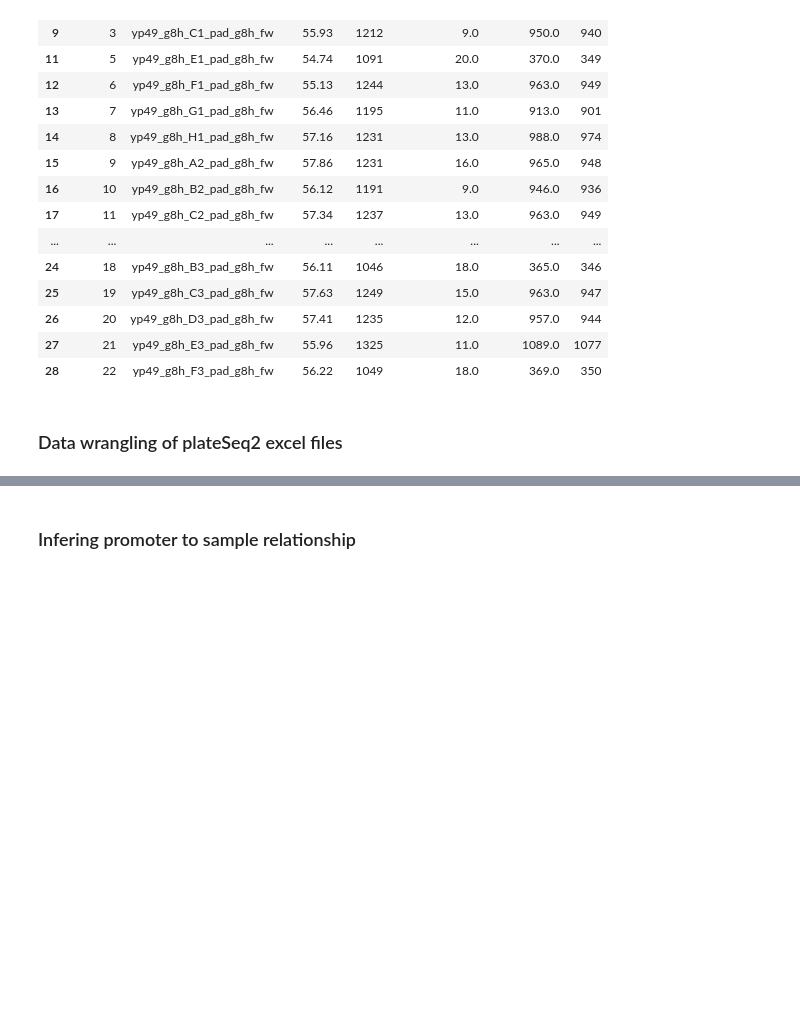
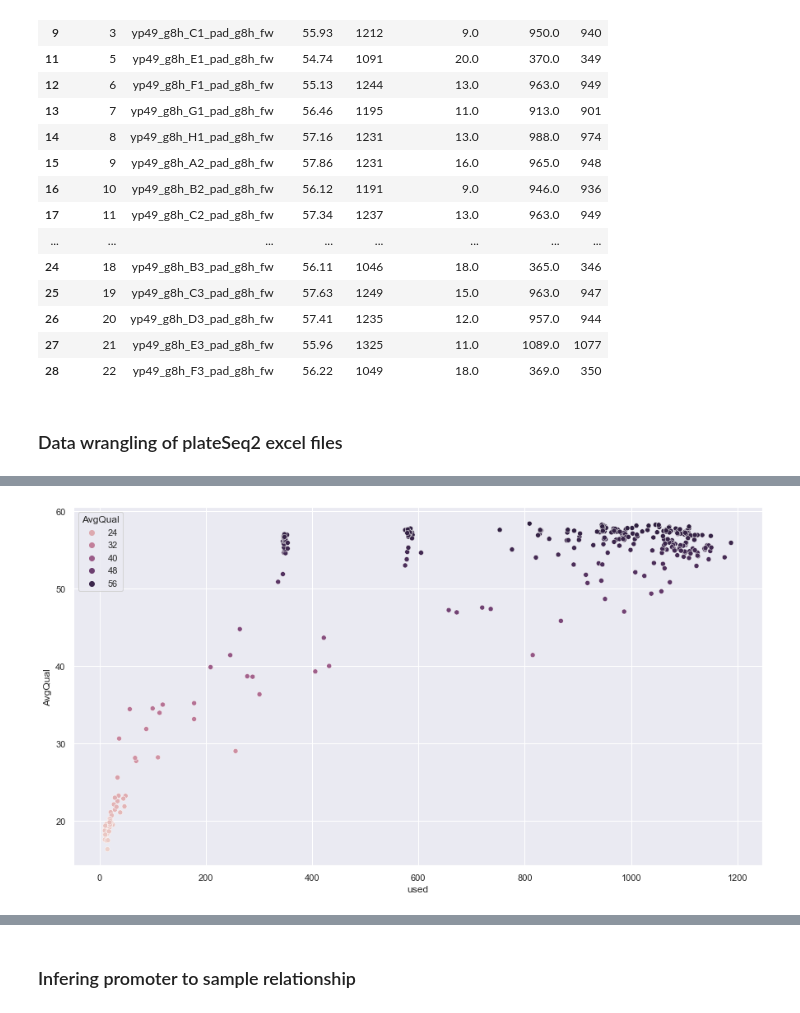
Before and after one commit to hiyama341/ConStrain, a Jupyter notebook: notebooks/5-TEST-Library_Characterization.ipynb, the cells around one changed output, grey strips where cells are left out. Drawn from its saved outputs; the diff is of its cells as text; code cells hidden in the pictures; blank space fills up the shorter version.

```diff
--- a/notebooks/5-TEST-Library_Characterization.ipynb
+++ b/notebooks/5-TEST-Library_Characterization.ipynb
@@ -802,0 +805,4 @@ all_data_frames
+# %%
+concating_all_plates_with_bad_reads = concatenating_list_of_dfs(sequencing_plates)
+concating_all_plates_with_bad_reads = concating_all_plates_with_bad_reads.replace('n.a.', np.NaN)
+concating_all_plates_with_bad_reads
@@ -802,0 +823,8 @@ all_data_frames
+# %%
+sns.set(rc = {'figure.figsize':(15,8)})
+
+sns.scatterplot(data=concating_all_plates_with_bad_reads, x="used", y="AvgQual", hue="AvgQual")
+#g = sns.scatterplot(x="AvgQual", y="used", data=concating_all_plates_with_bad_reads)
+None
+# %% [output]
+[figure, added]
```
Also changed, not shown: parts of 50 cells of this notebook, 1 other file.
